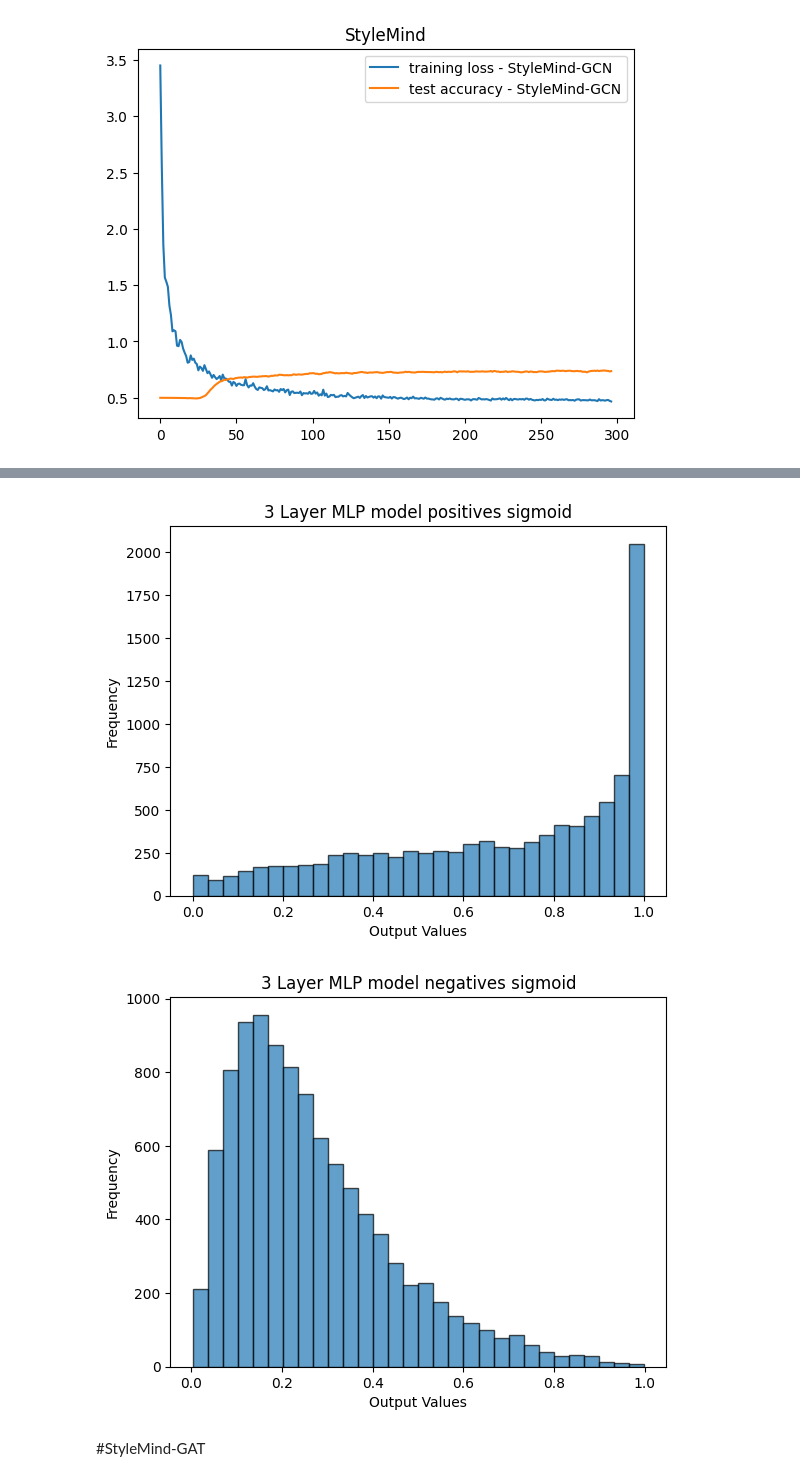
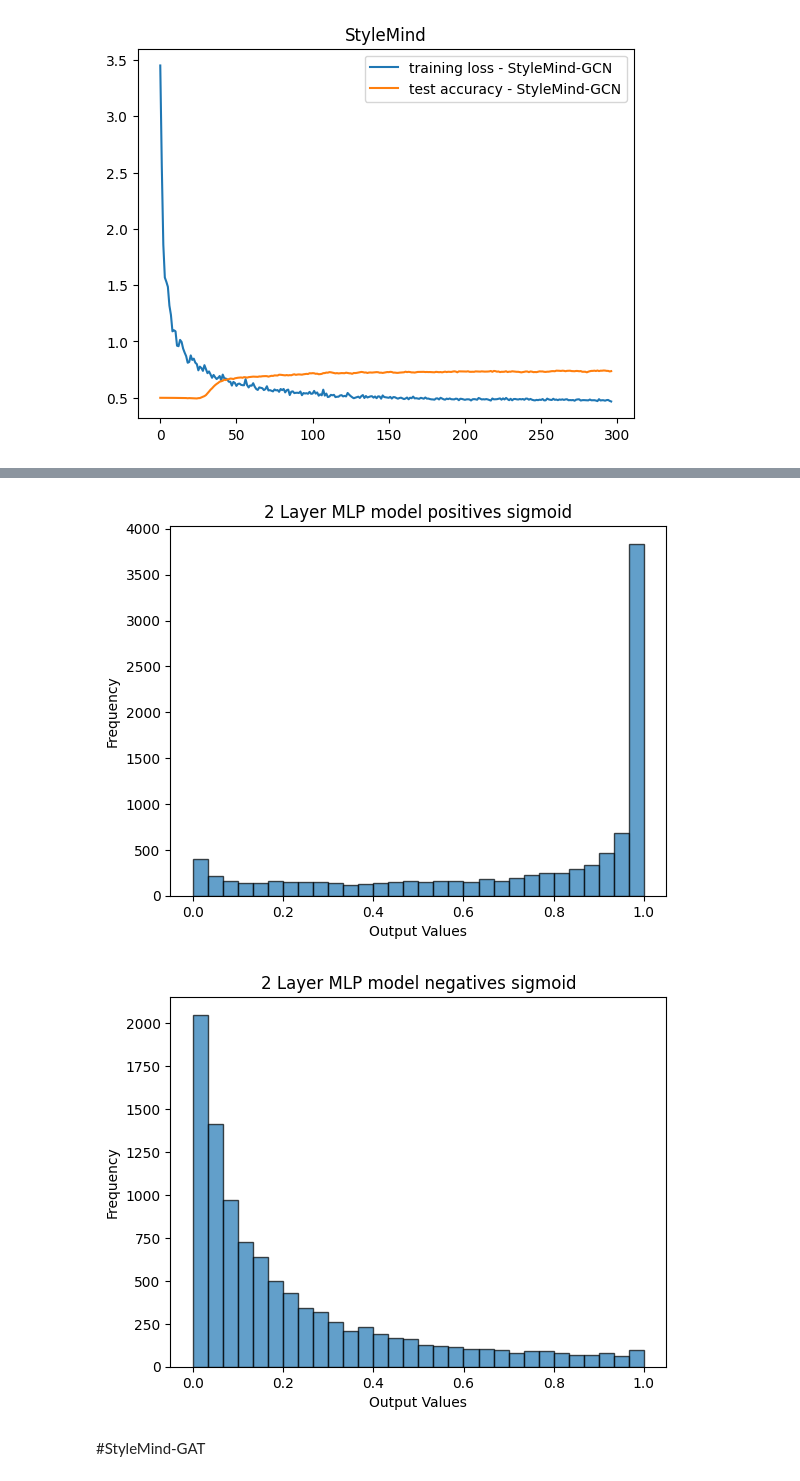
Before and after one commit to Alijgh003/StyleMind-GNN, a Jupyter notebook: StyleMind_GCN.ipynb, the cells around one changed output, grey strips where cells are left out. Cells and saved outputs as stored; diff of their text form; code cells hidden in the pictures.

Commit message:
MLP model and GAT model has been trained for the last time

```diff
--- a/StyleMind_GCN.ipynb
+++ b/StyleMind_GCN.ipynb
@@ -860,10 +712,11 @@ plt.show()
 [figure]
 # %%
 hidden_channel = 128
+in_channels = x.shape[-1]
 out_channel = 128
-number_of_layers = 3
+number_of_layers = 2
 dropout = 0.5
-lr = 0.006
+lr = 0.01
 mlp_model = StyleMindGCN(in_channels, hidden_channels
                      ,out_channels, number_of_layers,"MLP", dropout, learning_margin=True).to(device)
 # %%
@@ -886,7 +739,7 @@ datasplit = get_data_splits(1)
 dataset = TensorDataset(datasplit['train']['outfits'], datasplit['train']['labels'])
 dataloader = DataLoader(dataset, batch_size=16000, shuffle=True)
 
-for epoch in range(500):
+for epoch in range(1000):
   for batch_idx, (batch_data, batch_labels) in enumerate(tqdm(dataloader, desc='Processing Batches')):
       batch_data_edge_indices ,batch_data_indices= build_edge_indices_and_indices_with_groups(batch_data)
       batch_data_edge_indices ,batch_data_indices, batch_labels = batch_data_edge_indices.to(device) ,batch_data_indices.to(device), batch_labels.to(device)
@@ -897,11 +750,11 @@ for epoch in range(500):
   train_acc = test(mlp_model, x, datasplit['train']['message_passings'].to(device)
   , batch_data_edge_indices ,batch_data_indices, batch_labels)
   valid_acc = test(mlp_model, x, datasplit['valid']['message_passings'].to(device)
-  , data_splits['valid']['outfits_edge_indices'].to(device),
-      data_splits['valid']['outfits_indices'].to(device), data_splits['valid']['labels'].to(device))
+  , datasplit['valid']['outfits_edge_indices'].to(device),
+      datasplit['valid']['outfits_indices'].to(device), datasplit['valid']['labels'].to(device))
   test_acc = test(mlp_model, x, datasplit['test']['message_passings'].to(device)
-  , data_splits['test']['outfits_edge_indices'].to(device),
-      data_splits['test']['outfits_indices'].to(device), data_splits['test']['labels'].to(device))
+  , datasplit['test']['outfits_edge_indices'].to(device),
+      datasplit['test']['outfits_indices'].to(device), datasplit['test']['labels'].to(device))
 
   if(test_acc > best_test_acc):
       best_test_acc = test_acc
@@ -937,6 +790,7 @@ tensor(0.8084, device='cuda:0')
 # %%
 embd, o = best_model(x, datasplit['test']['message_passings'].to(device)
-  , datasplit['test']['outfits'].to(device))
+  , datasplit['test']['outfits_edge_indices'].to(device)
+  ,datasplit['test']['outfits_indices'].to(device))
 
 embd = embd.cpu()
 o = o.cpu()
@@ -950,6 +804,6 @@ tensor(-1.8305, device='cuda:0', requires_grad=True)
 # %%
-plot_histogram(o[:o.shape[0]//2], "3 Layer MLP model positives")
-plot_histogram(o[o.shape[0]//2:], "3 Layer MLP model negatives")
-plot_histogram(torch.sigmoid(o[:o.shape[0]//2]), "3 Layer MLP model positives sigmoid")
-plot_histogram(torch.sigmoid(o[o.shape[0]//2:]), "3 Layer MLP model negatives sigmoid")
+plot_histogram(o[:o.shape[0]//2], "2 Layer MLP model positives")
+plot_histogram(o[o.shape[0]//2:], "2 Layer MLP model negatives")
+plot_histogram(torch.sigmoid(o[:o.shape[0]//2]), "2 Layer MLP model positives sigmoid")
+plot_histogram(torch.sigmoid(o[o.shape[0]//2:]), "2 Layer MLP model negatives sigmoid")
 # %% [output]
@@ -958,5 +812,5 @@ plot_histogram(torch.sigmoid(o[o.shape[0]//2:]), "3 Layer MLP model negatives si
-[figure, old version]
+[figure, new version]
-[figure, old version]
+[figure, new version]
 # %%
 save_model(best_model, datasets_path, "MLP_model.pth")
 # %% [markdown]
```
Also changed, not shown: parts of 22 cells of this notebook.
